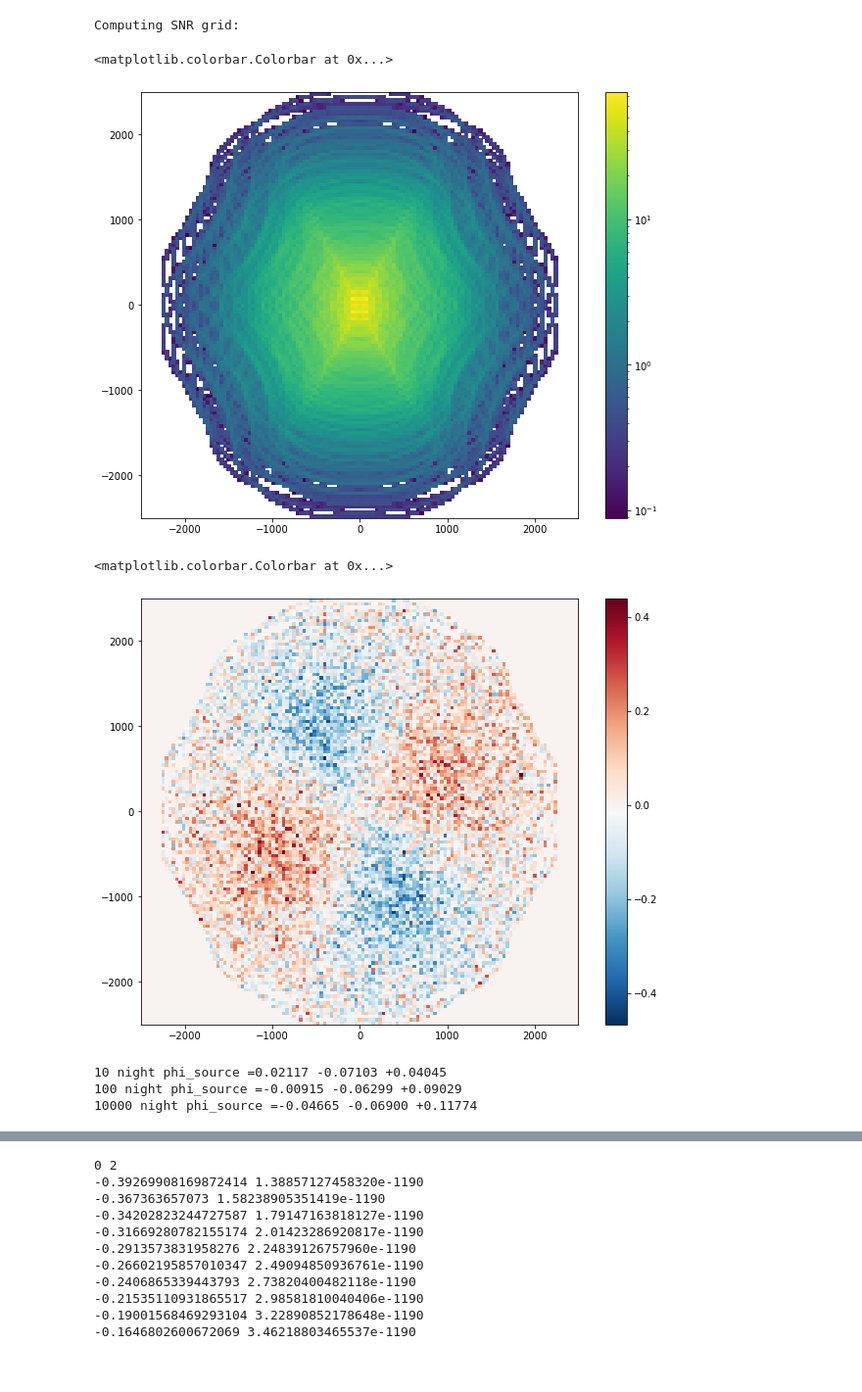
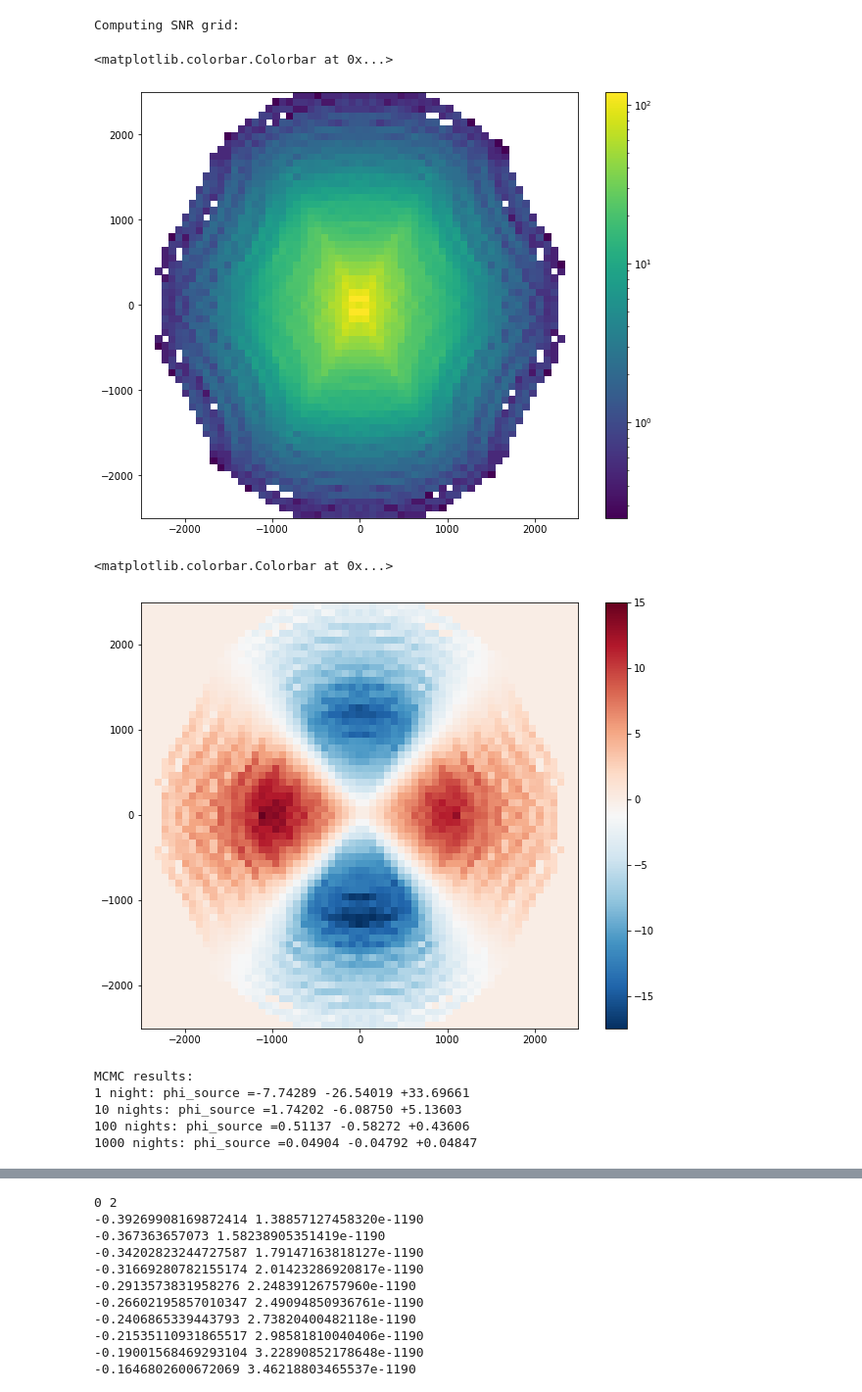
Before and after one commit to hlasco/intensity_interferrometry_layout_benchmark, a Jupyter notebook: intensity_interferometry.ipynb, the cells around one changed output, grey strips where cells are left out. Shown: that part at 98% size. Cells and saved outputs as stored; diff of their text form; code cells hidden in the pictures; blank space fills up the shorter version.

Commit message:
fixed mcmc

```diff
--- a/intensity_interferometry.ipynb
+++ b/intensity_interferometry.ipynb
@@ -36,7 +33,7 @@ uv.plotSource()
 # %% [output]
 [figure]
 # %%
-cta = II.TelescopeArray(uv,layout='layouts/basic_cta', nGrid=128, nPerTraj=1024)
+cta = II.TelescopeArray(uv,layout='layouts/basic_cta', nGrid=64, nPerTraj=128)
 # %% [output]
 0 0 layouts/basic_cta/23m_telescope.csv layouts/basic_cta/23m_telescope.csv
 0 1 layouts/basic_cta/12m_telescope.csv layouts/basic_cta/23m_telescope.csv
@@ -61,24 +58,24 @@ plt.pcolormesh(xx ,yy , snr.T, norm=LogNorm())
 plt.colorbar()
 # %% [output]
 <matplotlib.colorbar.Colorbar at 0x...>
-[figure, old version]
+[figure, new version]
 # %%
-nNights = 100
-signal1 = cta.getSignal(nNights = nNights, phi_source = np.pi/4, bNoise=False)
-signal2 = cta.getSignal(nNights = nNights, phi_source = 0, bNoise=True)
+nNights = 100000
+signal1, _ = cta.getSignal(nNights = nNights, phi_source = np.pi/2, bNoise=False)
+signal2, std = cta.getSignal(nNights = nNights, phi_source = 0, bNoise=True)
 
 s = (signal1 - signal2)
 sigma = np.fabs(signal2 / (snr * np.sqrt(nNights)))
 data = s/sigma
 mask = (snr<1e-4)
 data[mask] = 0
 
 plt.figure(figsize=(10, 8))
-plt.pcolormesh(xx ,yy ,((data).T), cmap='RdBu_r')#, vmin=-100, vmax=100)
+plt.pcolormesh(xx ,yy ,(data.T), cmap='RdBu_r')#, vmin=-100, vmax=100)
 plt.colorbar()
 # %% [output]
 <matplotlib.colorbar.Colorbar at 0x...>
-[figure, old version]
+[figure, new version]
 # %%
 import emcee
 
@@ -133,23 +134,25 @@ flat_samples_10000 = sampler_10000.get_chain(discard=50, thin=1, flat=True)
 # %%
-#print("MCMC results:")
-#mcmc = np.percentile(flat_samples_1[:], [16, 50, 84]) #takes 16%, 50% and 84% (mu-MinusError, mu and mu+PlusError)
-#q = np.diff(mcmc) #calculates MinusError and PlusError
-#print('1 night', labels[0],"={0:.5f} -{1:.5f} +{2:.5f}".format(mcmc[1], q[0], q[1]))
+print("MCMC results:")
+mcmc = np.percentile(flat_samples_1[:], [16, 50, 84]) #takes 16%, 50% and 84% (mu-MinusError, mu and mu+PlusError)
+q = np.diff(mcmc) #calculates MinusError and PlusError
+print('1 night:', labels[0],"={0:.5f} -{1:.5f} +{2:.5f}".format(mcmc[1]*180/np.pi, q[0]*180/np.pi, q[1]*180/np.pi))
 
 mcmc = np.percentile(flat_samples_10[:], [16, 50, 84]) #takes 16%, 50% and 84% (mu-MinusError, mu and mu+PlusError)
 q = np.diff(mcmc) #calculates MinusError and PlusError
-print('10 night', labels[0],"={0:.5f} -{1:.5f} +{2:.5f}".format(mcmc[1], q[0], q[1]))
+print('10 nights:', labels[0],"={0:.5f} -{1:.5f} +{2:.5f}".format(mcmc[1]*180/np.pi, q[0]*180/np.pi, q[1]*180/np.pi))
 
 mcmc = np.percentile(flat_samples_100[:], [16, 50, 84]) #takes 16%, 50% and 84% (mu-MinusError, mu and mu+PlusError)
 q = np.diff(mcmc) #calculates MinusError and PlusError
-print('100 night', labels[0],"={0:.5f} -{1:.5f} +{2:.5f}".format(mcmc[1], q[0], q[1]))
+print('100 nights:', labels[0],"={0:.5f} -{1:.5f} +{2:.5f}".format(mcmc[1]*180/np.pi, q[0]*180/np.pi, q[1]*180/np.pi))
 
-mcmc = np.percentile(flat_samples_10000[:], [16, 50, 84]) #takes 16%, 50% and 84% (mu-MinusError, mu and mu+PlusError)
+mcmc = np.percentile(flat_samples_1000[:], [16, 50, 84]) #takes 16%, 50% and 84% (mu-MinusError, mu and mu+PlusError)
 q = np.diff(mcmc) #calculates MinusError and PlusError
-print('10000 night', labels[0],"={0:.5f} -{1:.5f} +{2:.5f}".format(mcmc[1], q[0], q[1]))
+print('1000 nights:', labels[0],"={0:.5f} -{1:.5f} +{2:.5f}".format(mcmc[1]*180/np.pi, q[0]*180/np.pi, q[1]*180/np.pi))
 # %% [output]
-10 night phi_source =0.02117 -0.07103 +0.04045
-100 night phi_source =-0.00915 -0.06299 +0.09029
-10000 night phi_source =-0.04665 -0.06900 +0.11774
+MCMC results:
+1 night: phi_source =-7.74289 -26.54019 +33.69661
+10 nights: phi_source =1.74202 -6.08750 +5.13603
+100 nights: phi_source =0.51137 -0.58272 +0.43606
+1000 nights: phi_source =0.04904 -0.04792 +0.04847
 # %%
 plt.axhline(truths[0], color='k', linestyle='--')
```
Also changed, not shown: parts of 7 cells of this notebook, 1 other file.
